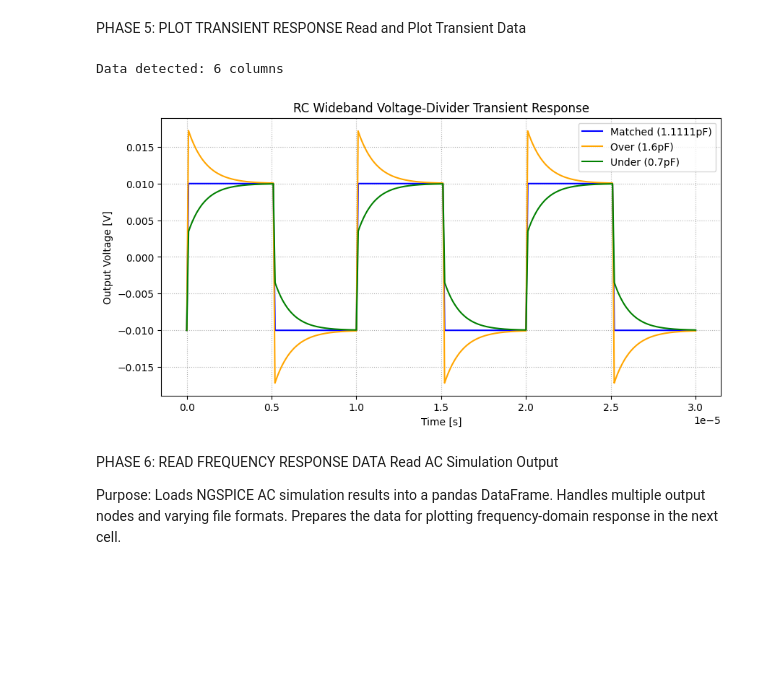
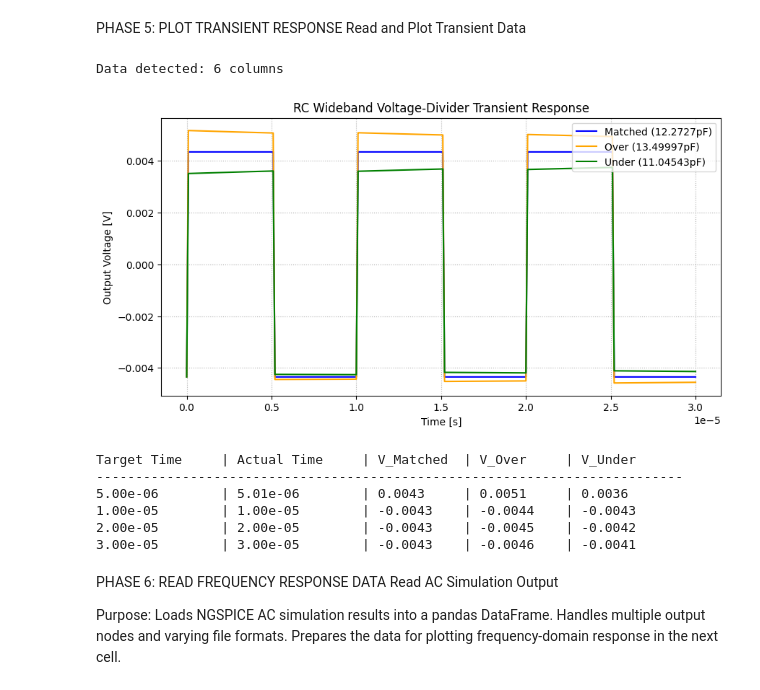
Before and after one commit to marinelbalensayovalencia/Activity1_Wideband_RC, a Jupyter notebook: Activity1_Wideband_RC.ipynb, the cells around one changed output. Drawn from its saved outputs; the diff is of its cells as text; code cells hidden in the pictures; blank space fills up the shorter version.

```diff
--- a/Activity1_Wideband_RC.ipynb
+++ b/Activity1_Wideband_RC.ipynb
@@ -232,32 +232,53 @@ PHASE 5: PLOT TRANSIENT RESPONSE
 # %%
 # Read the file without specifying columns first
 df_tran = pd.read_csv("output_tran.dat", sep='\\s+', header=None)
 
 # Let's check the shape to be safe
 print(f"Data detected: {df_tran.shape[1]} columns")
 
 # NGSPICE often exports: Time, Vout, Time, VoutA, Time, VoutB
 # We only need the first Time and the Voltages
 if df_tran.shape[1] == 6:
     df_tran.columns = ["time", "vout", "time2", "vouta", "time3", "voutb"]
 elif df_tran.shape[1] == 4:
     df_tran.columns = ["time", "vout", "vouta", "voutb"]
 
 # Plotting
 plt.figure(figsize=(10, 5))
-plt.plot(df_tran['time'], df_tran['vout'], label="Matched (1.1111pF)", color='blue')
-plt.plot(df_tran['time'], df_tran['vouta'], label="Over (1.6pF)", color='orange')
-plt.plot(df_tran['time'], df_tran['voutb'], label="Under (0.7pF)", color='green')
+plt.plot(df_tran['time'], df_tran['vout'], label="Matched (12.2727pF)", color='blue')
+plt.plot(df_tran['time'], df_tran['vouta'], label="Over (13.49997pF)", color='orange')
+plt.plot(df_tran['time'], df_tran['voutb'], label="Under (11.04543pF)", color='green')
 
 plt.title("RC Wideband Voltage-Divider Transient Response")
 plt.xlabel("Time [s]")
 plt.ylabel("Output Voltage [V]")
 plt.legend(loc='upper right')
 plt.grid(True, linestyle='dotted')
 plt.show()
 # %% [output]
 Data detected: 6 columns
-[figure, old version]
+[figure, new version]
+# %%
+## EXTRA: To compute the voltage at a specific time
+target_times = [5e-6, 10e-6, 20e-6, 30e-6]
+
+print(f"{'Target Time':<15} | {'Actual Time':<15} | {'V_Matched':<10} | {'V_Over':<10} | {'V_Under':<10}")
+print("-" * 75)
+
+for t in target_times:
+    # Find nearest row
+    idx = (df_tran['time'] - t).abs().idxmin()
+    r = df_tran.loc[idx]
+
+    # Print the row data
+    print(f"{t:<15.2e} | {r['time']:<15.2e} | {r['vout']:<10.4f} | {r.get('vouta', 0):<10.4f} | {r.get('voutb', 0):<10.4f}")
+# %% [output]
+Target Time     | Actual Time     | V_Matched  | V_Over     | V_Under
+---------------------------------------------------------------------------
+5.00e-06        | 5.01e-06        | 0.0043     | 0.0051     | 0.0036
+1.00e-05        | 1.00e-05        | -0.0043    | -0.0044    | -0.0043
+2.00e-05        | 2.00e-05        | -0.0043    | -0.0045    | -0.0042
+3.00e-05        | 3.00e-05        | -0.0043    | -0.0046    | -0.0041
 # %% [markdown]
 PHASE 6: READ FREQUENCY RESPONSE DATA
 Read AC Simulation Output
```
Also changed, not shown: parts of 12 cells of this notebook.
